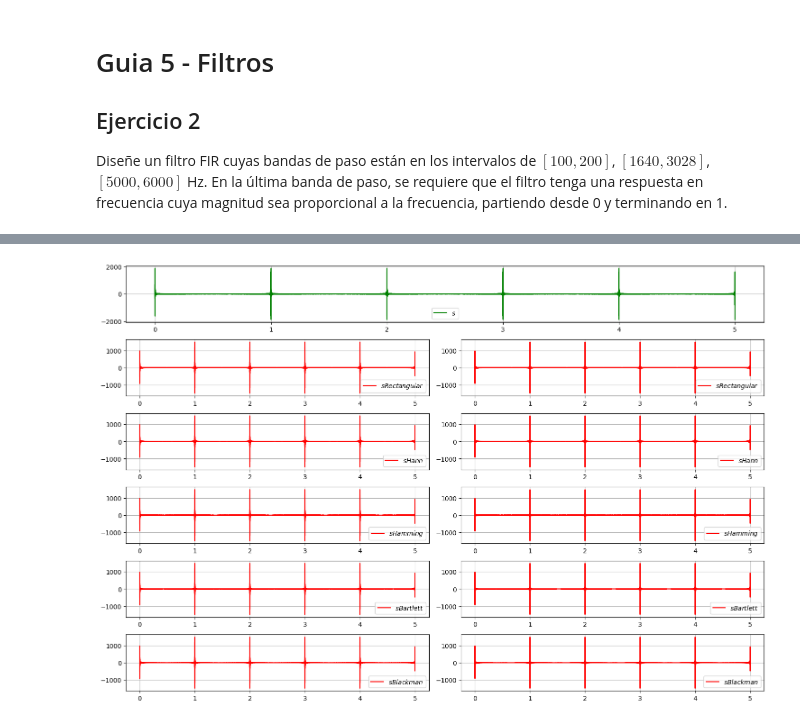
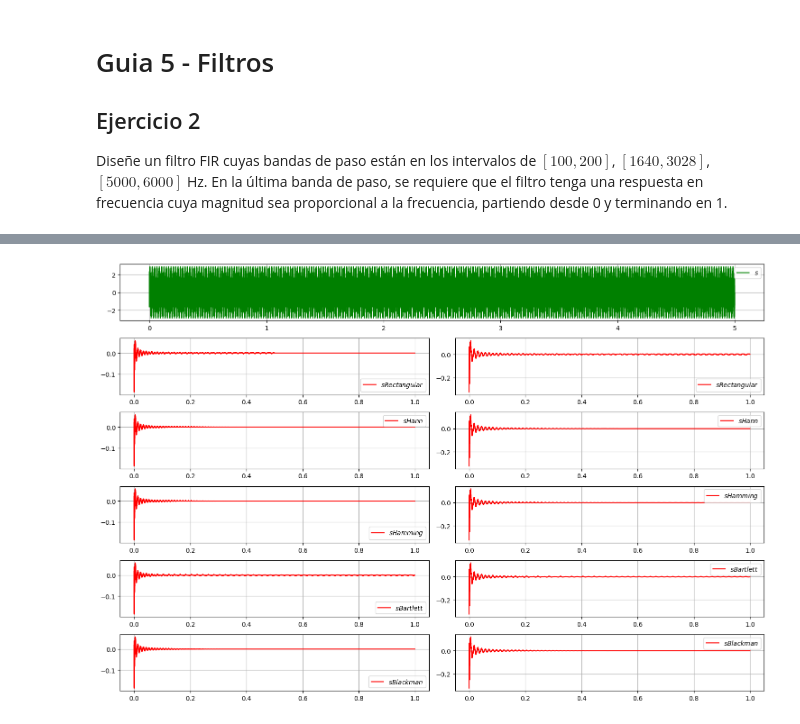
Before and after one commit to francoherg/PDS-2025, a Jupyter notebook: Practica/Guia5/5-2-2.ipynb, the cells around one changed output, grey strips where cells are left out. Drawn from its saved outputs; the diff is of its cells as text; code cells hidden in the pictures.

Commit message:
filtros

```diff
--- a/Practica/Guia5/5-2-2.ipynb
+++ b/Practica/Guia5/5-2-2.ipynb
@@ -185,29 +192,31 @@ import random
 Tini = 0
 Tfin = 5
 fm = 15000
+longitud = 15000
+longitud2 = 20000
 
 # Generar senial con un ruido de 50Hz
 t = np.linspace(Tini,Tfin,int(fm*(Tfin-Tini)), endpoint=False)
 
 s = [0 for _ in range(len(t))]
-for i in range(101,200):
+for i in range(50,51):
     s += np.sin(2*np.pi*i*t)
-for i in range(1641,3028):
+for i in range(1000,1001):
     s += np.sin(2*np.pi*i*t)
-for i in range(5001,6000):
+for i in range(3500,3501):
     s += np.sin(2*np.pi*i*t)
 
 # Filtrar senial
-filtroRectangular = FIRPasaBanda(fm,100,200,13000,rectangular) + FIRPasaBanda(fm,1640,3028,13000,rectangular) + FIRBandaAscendente(fm,5000,6000,13000,rectangular)
-filtroHann = FIRPasaBanda(fm,100,200,13000,hann) + FIRPasaBanda(fm,1640,3028,13000,hann) + FIRBandaAscendente(fm,5000,6000,13000,hann)
-filtroHamming = FIRPasaBanda(fm,100,200,13000,hamming) + FIRPasaBanda(fm,1640,3028,13000,hamming) + FIRBandaAscendente(fm,5000,6000,13000,hamming)
-filtroBartlett = FIRPasaBanda(fm,100,200,13000,bartlett) + FIRPasaBanda(fm,1640,3028,13000,bartlett) + FIRBandaAscendente(fm,5000,6000,13000,bartlett)
-filtroBlackman = FIRPasaBanda(fm,100,200,13000,blackman) + FIRPasaBanda(fm,1640,3028,13000,blackman) + FIRBandaAscendente(fm,5000,6000,13000,blackman)
-filtroRectangular2 = FIRPasaBanda(fm,100,200,15000,rectangular) + FIRPasaBanda(fm,1640,3028,15000,rectangular) + FIRBandaAscendente(fm,5000,6000,15000,rectangular)
-filtroHann2 = FIRPasaBanda(fm,100,200,15000,hann) + FIRPasaBanda(fm,1640,3028,15000,hann) + FIRBandaAscendente(fm,5000,6000,15000,hann)
-filtroHamming2 = FIRPasaBanda(fm,100,200,15000,hamming) + FIRPasaBanda(fm,1640,3028,15000,hamming) + FIRBandaAscendente(fm,5000,6000,15000,hamming)
-filtroBartlett2 = FIRPasaBanda(fm,100,200,15000,bartlett) + FIRPasaBanda(fm,1640,3028,15000,bartlett) + FIRBandaAscendente(fm,5000,6000,15000,bartlett)
-filtroBlackman2 = FIRPasaBanda(fm,100,200,15000,blackman) + FIRPasaBanda(fm,1640,3028,15000,blackman) + FIRBandaAscendente(fm,5000,6000,15000,blackman)
+filtroRectangular = FIRPasaBanda(100,200,longitud,rectangular) + FIRPasaBanda(1640,3028,longitud,rectangular) + FIRBandaAscendente(5000,6000,longitud,rectangular)
+filtroHann = FIRPasaBanda(100,200,longitud,hann) + FIRPasaBanda(1640,3028,longitud,hann) + FIRBandaAscendente(5000,6000,longitud,hann)
+filtroHamming = FIRPasaBanda(100,200,longitud,hamming) + FIRPasaBanda(1640,3028,longitud,hamming) + FIRBandaAscendente(5000,6000,longitud,hamming)
+filtroBartlett = FIRPasaBanda(100,200,longitud,bartlett) + FIRPasaBanda(1640,3028,longitud,bartlett) + FIRBandaAscendente(5000,6000,longitud,bartlett)
+filtroBlackman = FIRPasaBanda(100,200,longitud,blackman) + FIRPasaBanda(1640,3028,longitud,blackman) + FIRBandaAscendente(5000,6000,longitud,blackman)
+filtroRectangular2 = FIRPasaBanda(100,200,longitud2,rectangular) + FIRPasaBanda(1640,3028,longitud2,rectangular) + FIRBandaAscendente(5000,6000,longitud2,rectangular)
+filtroHann2 = FIRPasaBanda(100,200,longitud2,hann) + FIRPasaBanda(1640,3028,longitud2,hann) + FIRBandaAscendente(5000,6000,longitud2,hann)
+filtroHamming2 = FIRPasaBanda(100,200,longitud2,hamming) + FIRPasaBanda(1640,3028,longitud2,hamming) + FIRBandaAscendente(5000,6000,longitud2,hamming)
+filtroBartlett2 = FIRPasaBanda(100,200,longitud2,bartlett) + FIRPasaBanda(1640,3028,longitud2,bartlett) + FIRBandaAscendente(5000,6000,longitud2,bartlett)
+filtroBlackman2 = FIRPasaBanda(100,200,longitud2,blackman) + FIRPasaBanda(1640,3028,longitud2,blackman) + FIRBandaAscendente(5000,6000,longitud2,blackman)
 
 sRectangular = np.convolve(s,filtroRectangular,mode='same')
 sHann = np.convolve(s,filtroHann,mode='same')
@@ -233,41 +242,41 @@ ax = [
     plt.subplot2grid([6,2],[3,0]),
     plt.subplot2grid([6,2],[3,1]),
     plt.subplot2grid([6,2],[4,0]),
     plt.subplot2grid([6,2],[4,1]),
     plt.subplot2grid([6,2],[5,0]),
     plt.subplot2grid([6,2],[5,1]),
 ]
 for axi in ax:
     axi.grid()
 
 ax[0].plot(t,s,label='$s$',color='g')
 ax[0].legend()
 
-ax[1].plot(t,sRectangular,label='$sRectangular$', color='r')
+ax[1].plot(t[:fm],sRectangular[:fm],label='$sRectangular$', color='r')
 ax[1].legend()
-ax[2].plot(t,sRectangular2,label='$sRectangular$', color='r')
+ax[2].plot(t[:fm],sRectangular2[:fm],label='$sRectangular$', color='r')
 ax[2].legend()
 
-ax[3].plot(t,sHann,label='$sHann$', color='r')
+ax[3].plot(t[:fm],sHann[:fm],label='$sHann$', color='r')
 ax[3].legend()
-ax[4].plot(t,sHann2,label='$sHann$', color='r')
+ax[4].plot(t[:fm],sHann2[:fm],label='$sHann$', color='r')
 ax[4].legend()
 
-ax[5].plot(t,sHamming,label='$sHamming$', color='r')
+ax[5].plot(t[:fm],sHamming[:fm],label='$sHamming$', color='r')
 ax[5].legend()
-ax[6].plot(t,sHamming2,label='$sHamming$', color='r')
+ax[6].plot(t[:fm],sHamming2[:fm],label='$sHamming$', color='r')
 ax[6].legend()
 
-ax[7].plot(t,sBartlett,label='$sBartlett$', color='r')
+ax[7].plot(t[:fm],sBartlett[:fm],label='$sBartlett$', color='r')
 ax[7].legend()
-ax[8].plot(t,sBartlett2,label='$sBartlett$', color='r')
+ax[8].plot(t[:fm],sBartlett2[:fm],label='$sBartlett$', color='r')
 ax[8].legend()
 
-ax[9].plot(t,sBlackman,label='$sBlackman$', color='r')
+ax[9].plot(t[:fm],sBlackman[:fm],label='$sBlackman$', color='r')
 ax[9].legend()
-ax[10].plot(t,sBlackman2,label='$sBlackman$', color='r')
+ax[10].plot(t[:fm],sBlackman2[:fm],label='$sBlackman$', color='r')
 ax[10].legend()
 
 fig.tight_layout()
 # %% [output]
-[figure, old version]
+[figure, new version]
```
Also changed, not shown: parts of 1 cell of this notebook, 1 other file.
